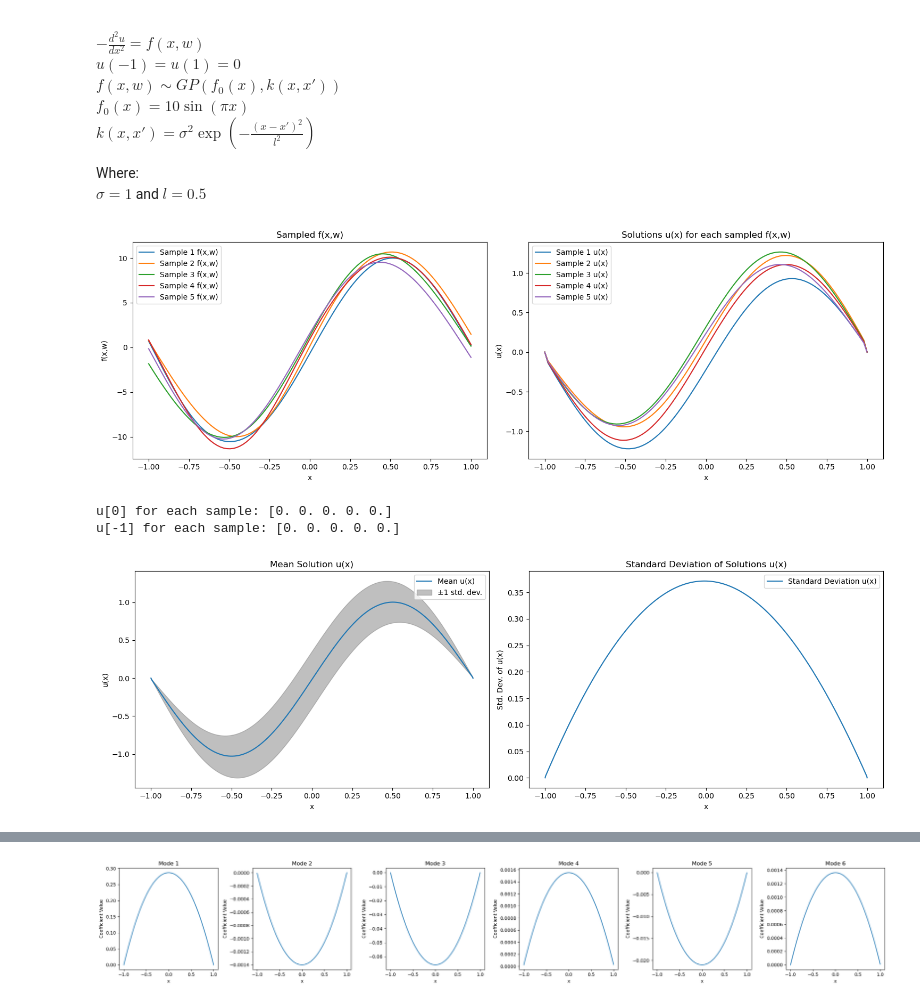
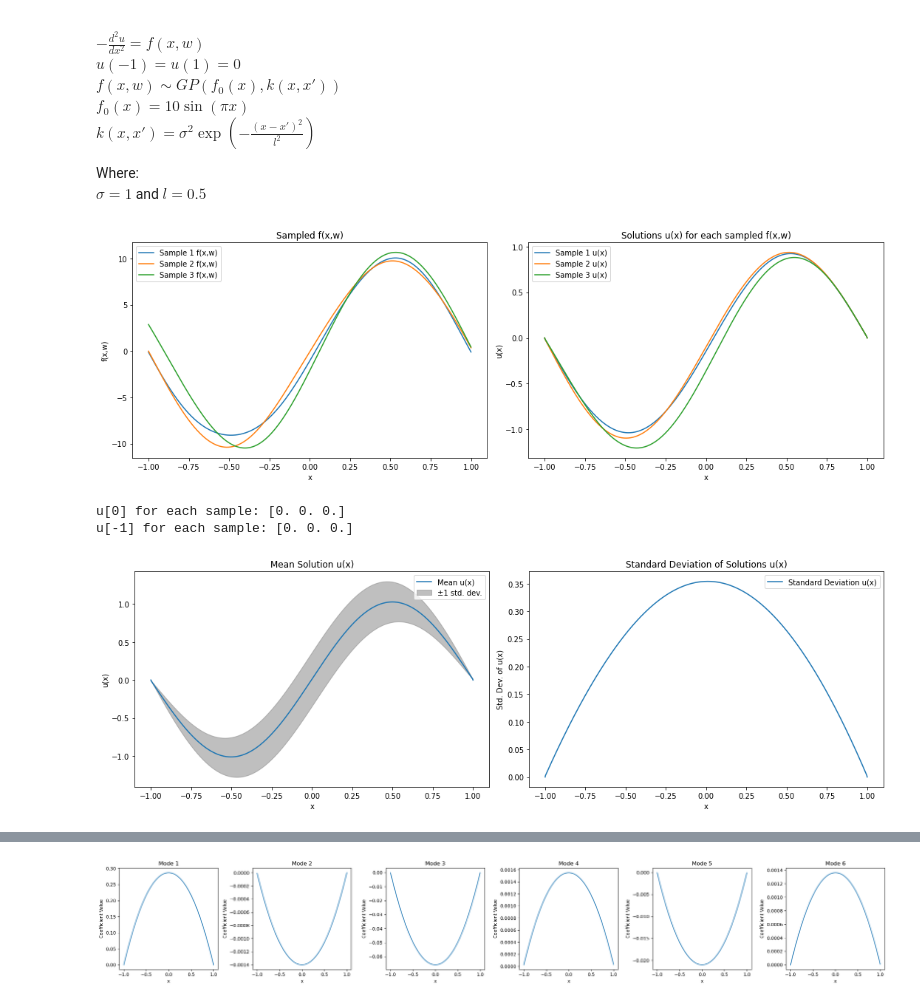
Before and after one commit to bonneted/pinn-cm, a Jupyter notebook: UQ/poisson_equation.ipynb, the cells around one changed output, grey strips where cells are left out. Saved outputs shown, nothing was run; the diff lists cells and outputs as text; code cells hidden in the pictures.

```diff
--- a/UQ/poisson_equation.ipynb
+++ b/UQ/poisson_equation.ipynb
@@ -17,7 +17,7 @@ from scipy.sparse.linalg import spsolve
 # Define parameters
 sigma = 1
 l = 0.5
-n_points = 100
+n_points = 1000
 x = np.linspace(-1, 1, n_points)
 dx = x[1] - x[0]
 
@@ -46,11 +46,12 @@ def solve_poisson(f, dx, u_left=0, u_right=0):
     f[-1] += u_right / dx**2
 
     u = spsolve(A, -f)
-    u[0] = u[-1] = 0
+    u[0] = u_left
+    u[-1] = u_right
     return u
 
 
-n_samples = 5
+n_samples = 3
 f_samples = sample_GP(x, n_samples)
 u_solutions = np.array([solve_poisson(f_sample, dx) for f_sample in f_samples])
 
@@ -58,36 +59,36 @@ plt.figure(figsize=(15, 5))
 
 # Left subplot for f(x,w)
 plt.subplot(1, 2, 1)
 for i in range(n_samples):
     plt.plot(x, f_samples[i], label=f"Sample {i+1} f(x,w)")
 plt.title("Sampled f(x,w)")
 plt.xlabel('x')
 plt.ylabel('f(x,w)')
 plt.legend()
 
 # Right subplot for u(x)
 plt.subplot(1, 2, 2)
 for i in range(n_samples):
     plt.plot(x, u_solutions[i], label=f"Sample {i+1} u(x)")
 plt.title("Solutions u(x) for each sampled f(x,w)")
 plt.xlabel('x')
 plt.ylabel('u(x)')
 plt.legend()
 
 plt.tight_layout()
 plt.show()
 
 # Print u[0] and u[-1] for each sample
 
 u_left_boundary = u_solutions[:, 0]
 u_right_boundary = u_solutions[:, -1]
 
 print(f"u[0] for each sample: {u_left_boundary}")
 print(f"u[-1] for each sample: {u_right_boundary}")
 # %% [output]
-[figure, old version]
+[figure, new version]
-u[0] for each sample: [0. 0. 0. 0. 0.]
-u[-1] for each sample: [0. 0. 0. 0. 0.]
+u[0] for each sample: [0. 0. 0.]
+u[-1] for each sample: [0. 0. 0.]
 # %%
 n_points = 1000
 x = np.linspace(-1, 1, n_points)
@@ -124,4 +125,4 @@ plt.legend()
 plt.tight_layout()
 plt.show()
 # %% [output]
-[figure, old version]
+[figure, new version]
```
Also changed, not shown: parts of 11 cells of this notebook.
